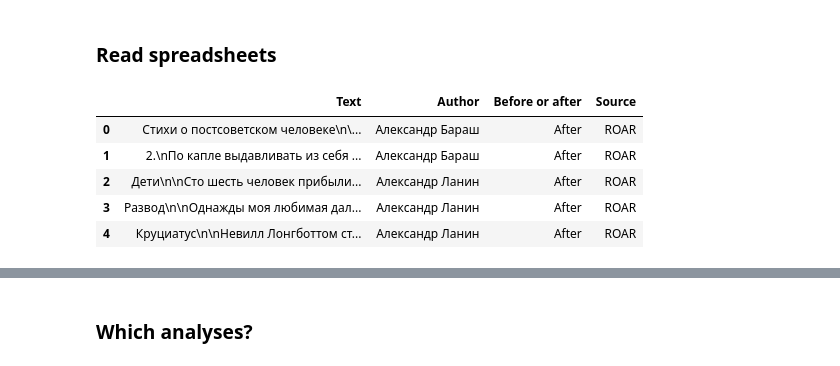
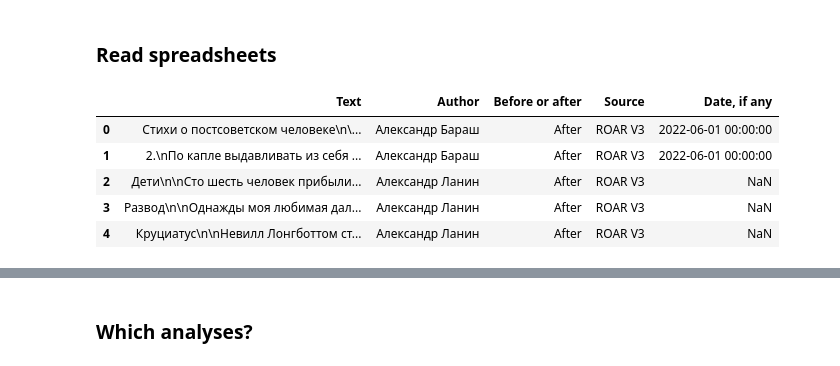
Before and after one commit to eelegiap/thesis-code, a Jupyter notebook: preliminary_cleaning_and_analysis.ipynb, the cells around one changed output, grey strips where cells are left out. Saved outputs shown, nothing was run; the diff lists cells and outputs as text; code cells hidden in the pictures.

```diff
--- a/preliminary_cleaning_and_analysis.ipynb
+++ b/preliminary_cleaning_and_analysis.ipynb
@@ -38,19 +38,22 @@ Unknown
 # %% [markdown]
 ### Read spreadsheets
 # %%
-xls = pd.ExcelFile('Excel_files/Thesis_Poems_9-18_4.xlsx')
-roarDf = pd.read_excel(xls, 'ROAR Vol. 3')
+xls = pd.ExcelFile('Excel_files/Thesis_Poems.xlsx')
+roar3Df = pd.read_excel(xls, 'ROAR Vol. 3')
+roar2Df = pd.read_excel(xls, 'ROAR Vol. 2')
 fbDf = pd.read_excel(xls, 'Facebook and Telegram')
+morefbDf = pd.read_excel(xls, 'More Facebook')
 mzDf = pd.read_excel(xls, 'Metazhurnal')
 npwDf = pd.read_excel(xls, 'No War Poetry')
+epDf = pd.read_excel(xls, 'Essential Poetry',usecols=[0,1,2,3,4], names=['Text', 'Author','Before or after','Source','Date posted'])
 # %%
-roarDf = roarDf[['Text','Author','Before or after']]
-roarDf['Source'] = 'ROAR'
-roarDf.head()
+roar3Df['Source'] = 'ROAR V3'
+roar3Df = roar3Df[['Text','Author','Before or after','Source','Date, if any']]
+roar3Df.head()
 # %% [output]
-|  | Text | Author | Before or after | Source |
-| 0 | Стихи о постсоветском человеке\n\... | Александр Бараш | After | ROAR |
-| 1 | 2.\nПо капле выдавливать из себя ... | Александр Бараш | After | ROAR |
-| 2 | Дети\n\nСто шесть человек прибыли... | Александр Ланин | After | ROAR |
-| 3 | Развод\n\nОднажды моя любимая дал... | Александр Ланин | After | ROAR |
-| 4 | Круциатус\n\nНевилл Лонгботтом ст... | Александр Ланин | After | ROAR |
+|  | Text | Author | Before or after | Source | Date, if any |
+| 0 | Стихи о постсоветском человеке\n\... | Александр Бараш | After | ROAR V3 | 2022-06-01 00:00:00 |
+| 1 | 2.\nПо капле выдавливать из себя ... | Александр Бараш | After | ROAR V3 | 2022-06-01 00:00:00 |
+| 2 | Дети\n\nСто шесть человек прибыли... | Александр Ланин | After | ROAR V3 | NaN |
+| 3 | Развод\n\nОднажды моя любимая дал... | Александр Ланин | After | ROAR V3 | NaN |
+| 4 | Круциатус\n\nНевилл Лонгботтом ст... | Александр Ланин | After | ROAR V3 | NaN |
```
Also changed, not shown: parts of 25 cells of this notebook, 3 other files.
